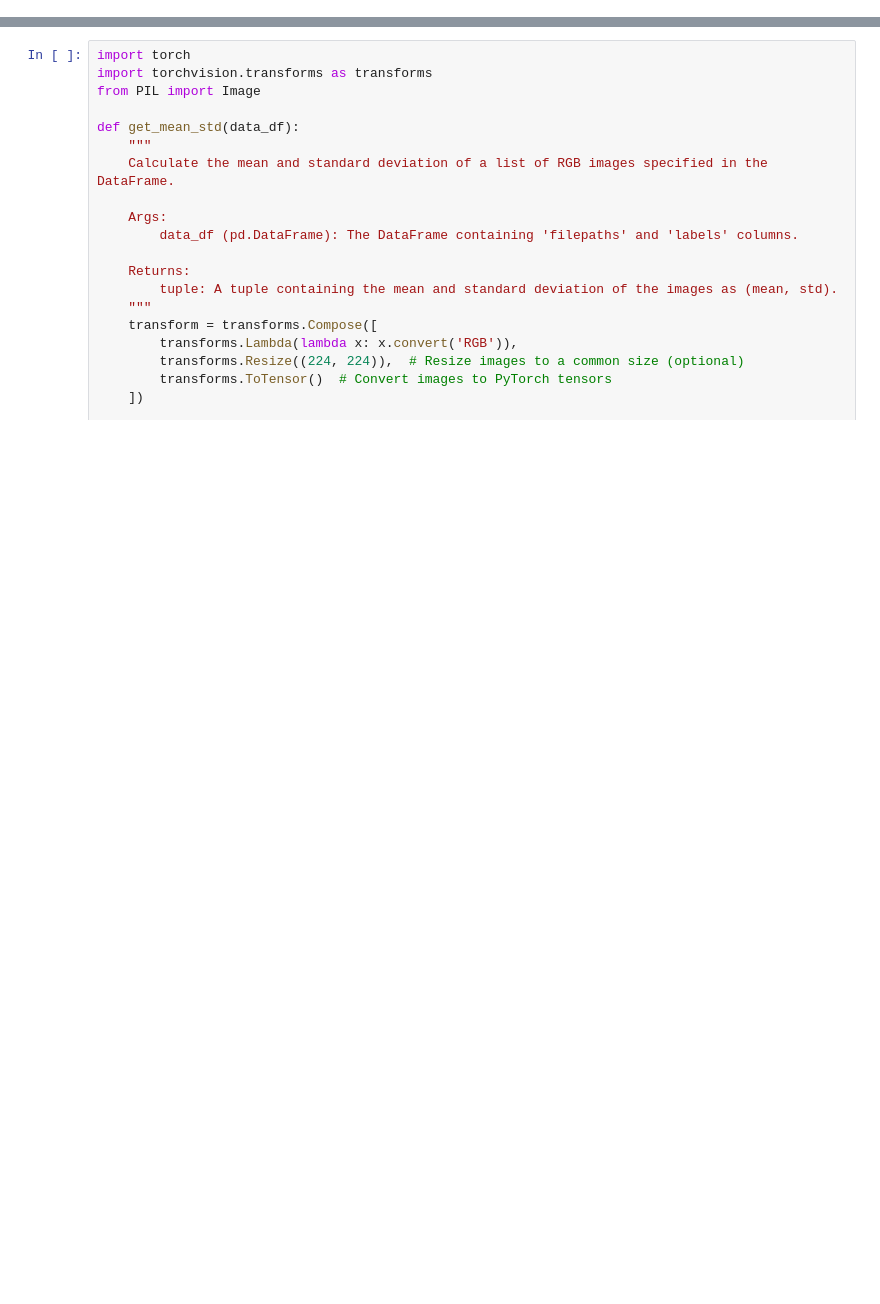
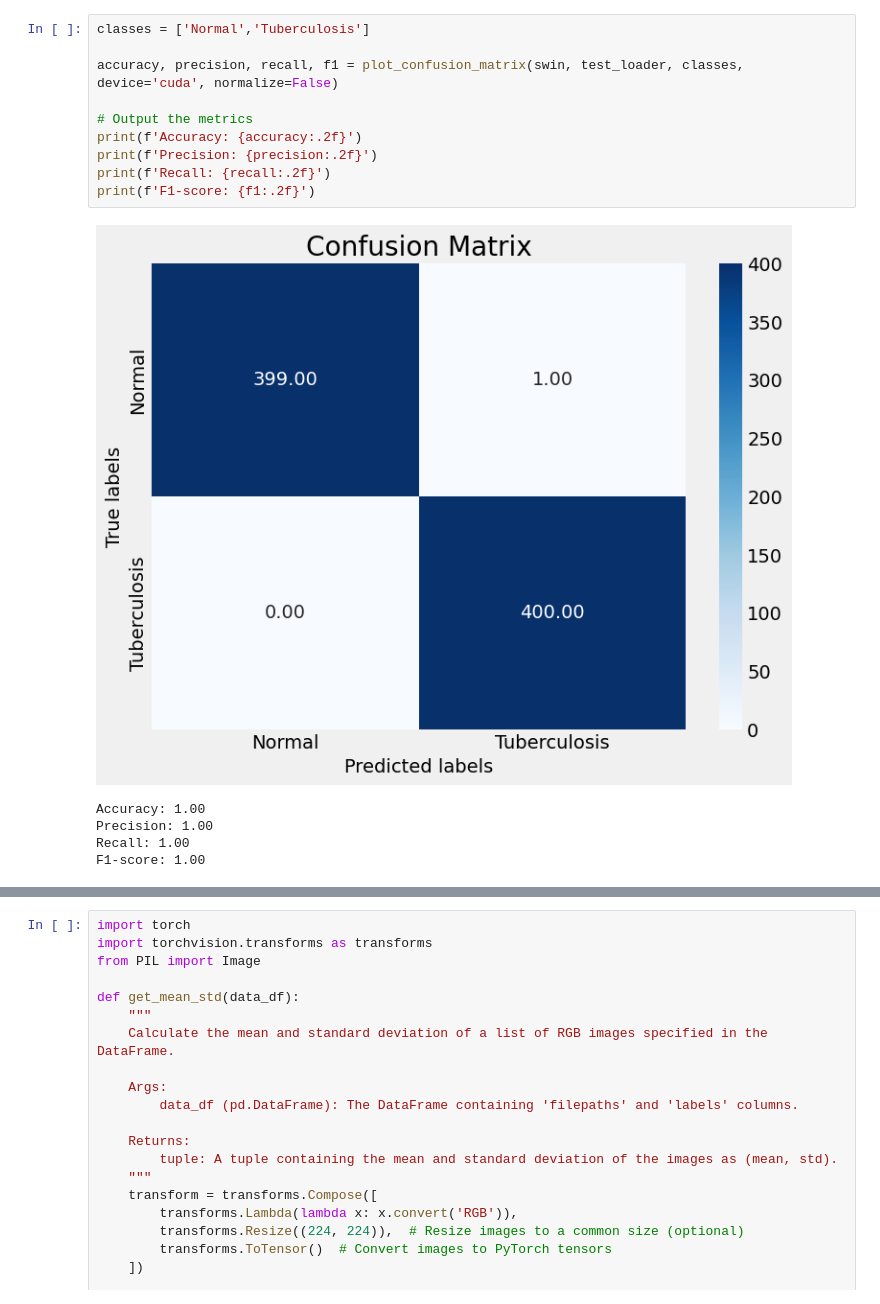
Before and after one commit to MortezaMahdaviMortazavi/TuberculosDetection, a Jupyter notebook: main.ipynb, the cells around one changed output, grey strips where cells are left out. Drawn from its saved outputs; the diff is of its cells as text; blank space fills up the shorter version.

```diff
--- a/main.ipynb
+++ b/main.ipynb
@@ -121,0 +157,16 @@ utils.plot_training_results(val_f1_scores,train_losses,val_accuracies,val_losses
+# %%
+classes = ['Normal','Tuberculosis']
+
+accuracy, precision, recall, f1 = plot_confusion_matrix(swin, test_loader, classes, device='cuda', normalize=False)
+
+# Output the metrics
+print(f'Accuracy: {accuracy:.2f}')
+print(f'Precision: {precision:.2f}')
+print(f'Recall: {recall:.2f}')
+print(f'F1-score: {f1:.2f}')
+# %% [output]
+[figure, added]
+Accuracy: 1.00
+Precision: 1.00
+Recall: 1.00
+F1-score: 1.00
```
Also changed, not shown: parts of 14 cells of this notebook, 6 other files.
